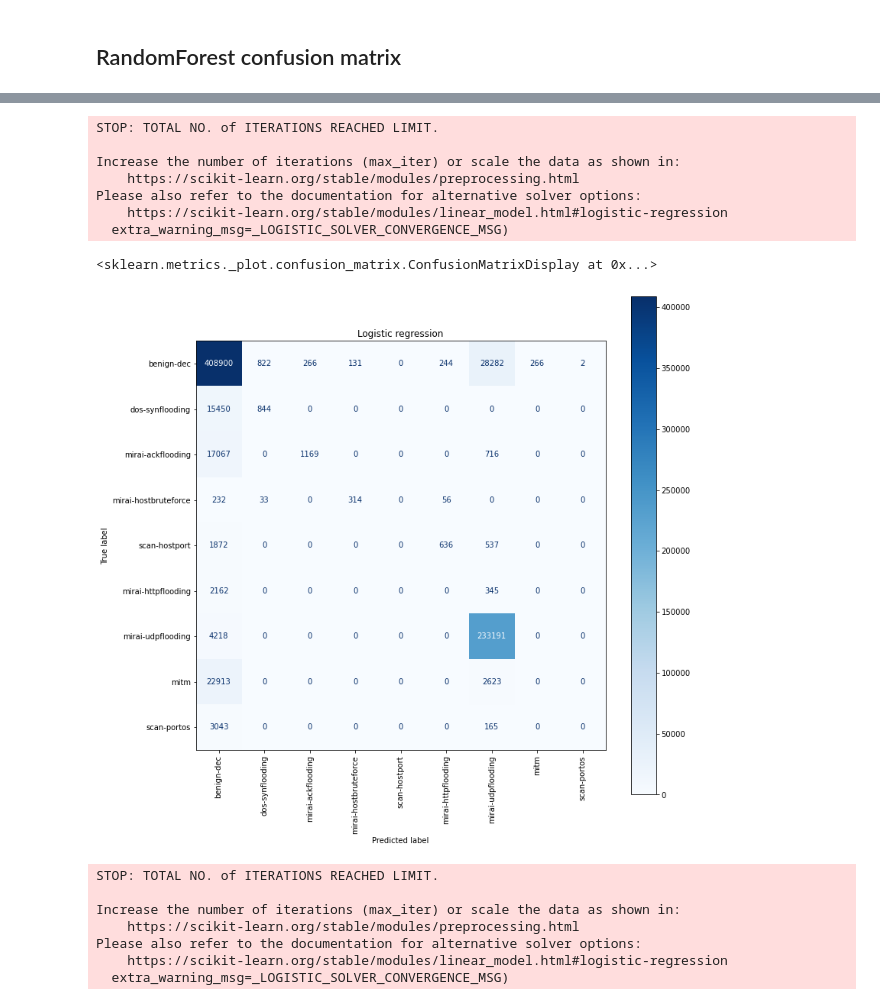
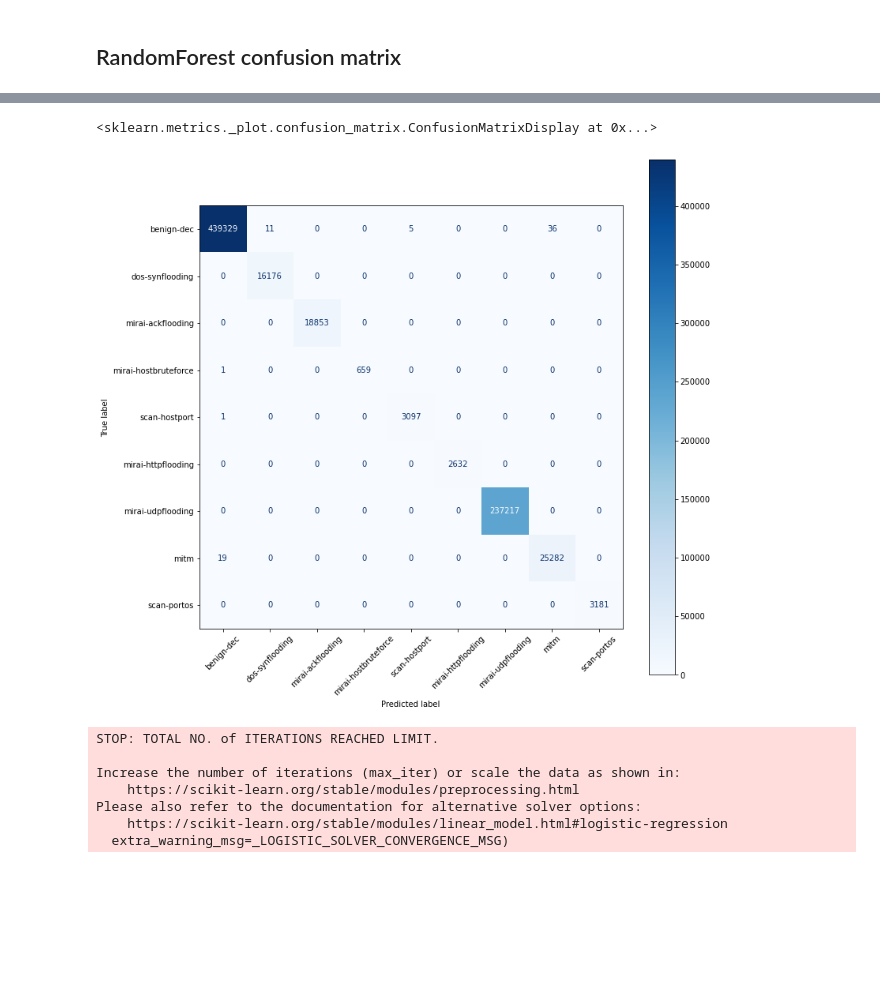
Before and after one commit to hykhhijk/Packet-classifier, a Jupyter notebook: Packet_classifier.ipynb, the cells around one changed output, grey strips where cells are left out. Drawn from its saved outputs; the diff is of its cells as text; code cells hidden in the pictures; blank space fills up the shorter version.

```diff
--- a/Packet_classifier.ipynb
+++ b/Packet_classifier.ipynb
@@ -658,20 +691,17 @@ plot_confusion_matrix(model_rf, X_valid_scaled, y_valid, display_labels=labels,
+# %%
+fig, ax = plt.subplots(figsize=(12, 12))
+plt.title('')
+plot_confusion_matrix(model_rf, X_valid, y_valid, display_labels=labels, cmap=plt.cm.Blues,
+                      ax=ax, xticks_rotation=45)
+# %% [output]
+<sklearn.metrics._plot.confusion_matrix.ConfusionMatrixDisplay at 0x...>
+[figure, added]
 # %%
 fig, ax = plt.subplots(figsize=(12, 12))
 model_logistic = LogisticRegression(max_iter=3000)
 model_logistic.fit(X_train, y_train)
-plt.title('Logistic regression')
 plot_confusion_matrix(model_logistic, X_valid, y_valid, display_labels=labels, cmap=plt.cm.Blues,
                       ax=ax, xticks_rotation="vertical")
-# %% [output]
-STOP: TOTAL NO. of ITERATIONS REACHED LIMIT.
-
-Increase the number of iterations (max_iter) or scale the data as shown in:
-    https://scikit-learn.org/stable/modules/preprocessing.html
-Please also refer to the documentation for alternative solver options:
-    https://scikit-learn.org/stable/modules/linear_model.html#logistic-regression
-  extra_warning_msg=_LOGISTIC_SOLVER_CONVERGENCE_MSG)
-<sklearn.metrics._plot.confusion_matrix.ConfusionMatrixDisplay at 0x...>
-[figure, removed]
 # %%
 fig, ax = plt.subplots(figsize=(12, 12))
 model_logistic = LogisticRegression(max_iter=50)
```
Also changed, not shown: parts of 34 cells of this notebook.
